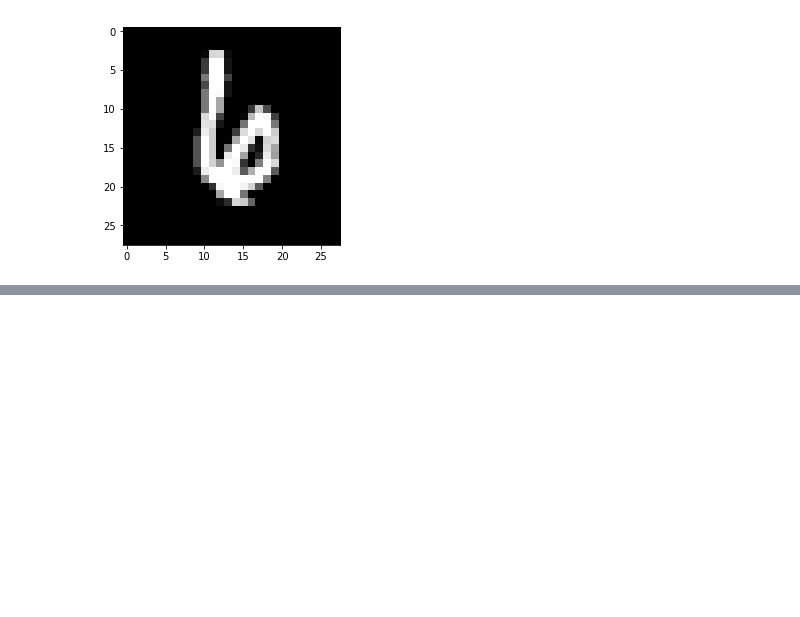
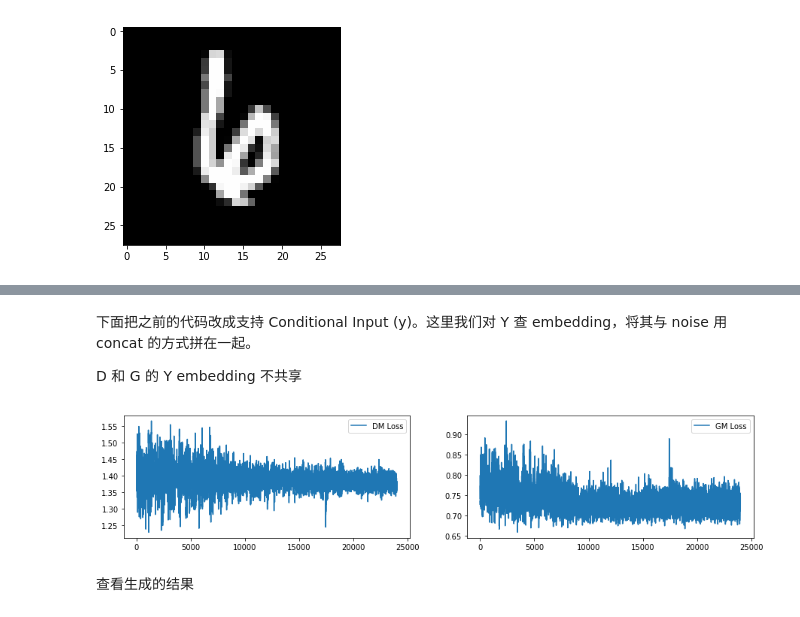
Before and after one commit to demon386/notebooks, a Jupyter notebook: learn-gan.ipynb, the cells around one changed output, grey strips where cells are left out. Drawn from its saved outputs; the diff is of its cells as text; code cells hidden in the pictures; blank space fills up the shorter version.

```diff
--- a/learn-gan.ipynb
+++ b/learn-gan.ipynb
@@ -312,3 +322,45 @@ plt.imshow(data_sample[0].view(-1, 28, 28)[0].numpy(), cmap='gray');
 ![](./imgs/mirza-arxiv-14.png)
 
 $$ \min_G\max_D V(D, G) = E_{x \sim P_{data}(x|y)}[\log D(x)] + E_{z \sim P_z(z)}[\log (1 - D(G(z|y))]$$
+# %% [markdown]
+下面把之前的代码改成支持 Conditional Input (y)。这里我们对 Y 查 embedding，将其与 noise 用 concat 的方式拼在一起。
+
+D 和 G 的 Y embedding 不共享
+# %%
+# A straight-forward 3-layer NN
+# Output: Sigmoid (probability)
+class ConDiscriminator(nn.Module):
+    def __init__(self, input_dim, y_embed_dim):
+        super(ConDiscriminator, self).__init__()
+        self.y_embedding = nn.Embedding(10, y_embed_dim)
+        self.params = nn.Sequential(nn.Linear(input_dim + y_embed_dim, 256),
+                                    nn.LeakyReLU(),
+                                    nn.Linear(256, 1),
+                                    nn.Sigmoid())
+
+    def forward(self, z, y):
+        y_embed = self.y_embedding(y)
+        concat = torch.cat((z, y_embed), dim=1)
+        return self.params(concat)
+
+class ConGenerator(nn.Module):
+    def __init__(self, input_dim, y_embed_dim, output_dim):
+        super(ConGenerator, self).__init__()
+        self.y_embedding = nn.Embedding(10, y_embed_dim)
+        self.params = nn.Sequential(nn.Linear(input_dim + y_embed_dim, 512),
+                                   nn.LeakyReLU(),
+                                   nn.Linear(512, output_dim),
+                                   nn.Tanh())
+    def forward(self, z, y):
+        y_embed = self.y_embedding(y)
+        concat = torch.cat((z, y_embed), dim=1)
+        return self.params(concat)
+# %%
+z_dim = 128
+y_embed_dim = 128
+image_dim = 28 * 28
+cdm = ConDiscriminator(image_dim, y_embed_dim)
+cgm = ConGenerator(z_dim, y_embed_dim, image_dim)
+criterion = nn.BCELoss() # binary cross entropy loss
+cd_optimizer = torch.optim.Adam(cdm.parameters(), lr=0.0002, betas=(0.5, 0.999))
+cg_optimizer = torch.optim.Adam(cgm.parameters(), lr=0.0002, betas=(0.5, 0.999))
@@ -314,0 +408,10 @@ $$ \min_G\max_D V(D, G) = E_{x \sim P_{data}(x|y)}[\log D(x)] + E_{z \sim P_z(z)
+# %%
+fig, axes = plt.subplots(nrows=1, ncols=2, figsize=(15, 3))
+axes[0].plot(range(len(d_loss)), d_loss, label='DM Loss')
+axes[0].legend()
+axes[1].plot(range(len(g_loss)), g_loss, label='GM Loss')
+axes[1].legend();
+# %% [output]
+[figure, added]
+# %% [markdown]
+查看生成的结果
```
Also changed, not shown: parts of 12 cells of this notebook.
